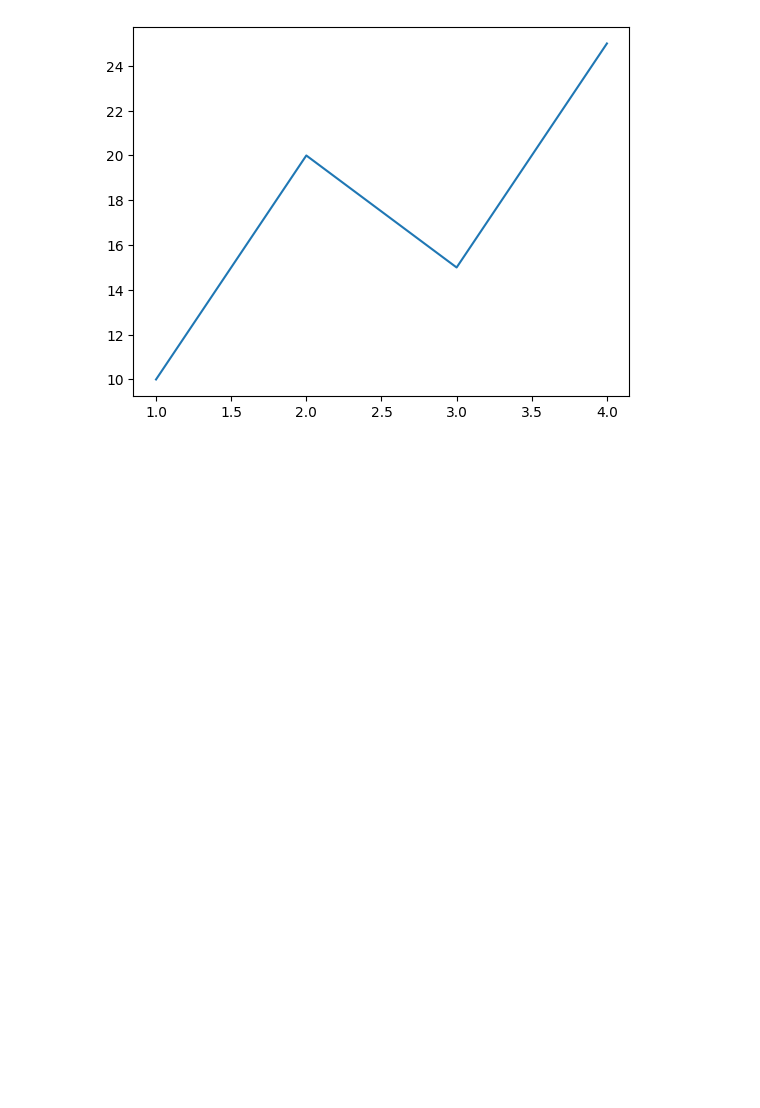
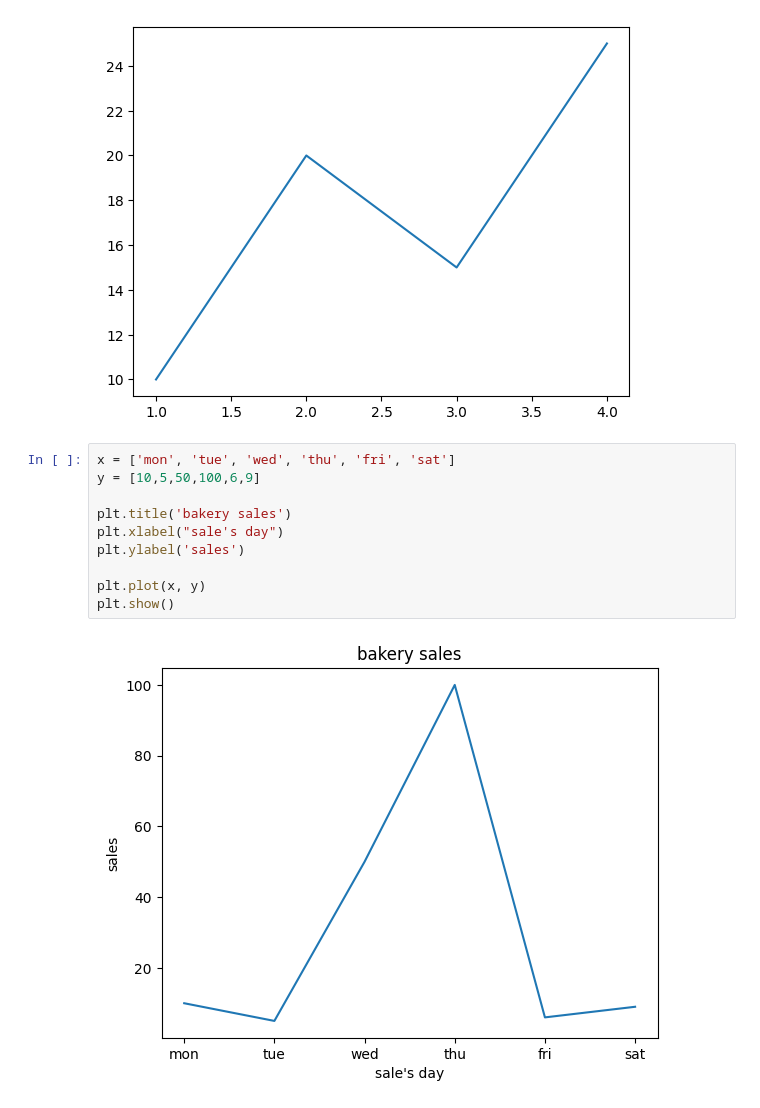
Before and after one commit to Arth9vansola/matplotlib, a Jupyter notebook: matplotlib.ipynb, the cells around one changed output. Drawn from its saved outputs; the diff is of its cells as text; blank space fills up the shorter version.

```diff
--- a/matplotlib.ipynb
+++ b/matplotlib.ipynb
@@ -10,3 +10,15 @@ plt.plot(x, y)
 plt.show()
 # %% [output]
 [figure]
+# %%
+x = ['mon', 'tue', 'wed', 'thu', 'fri', 'sat']
+y = [10,5,50,100,6,9]
+
+plt.title('bakery sales')
+plt.xlabel("sale's day")
+plt.ylabel('sales')
+
+plt.plot(x, y)
+plt.show()
+# %% [output]
+[figure, added]
```
Also changed, not shown: parts of 2 cells of this notebook.
